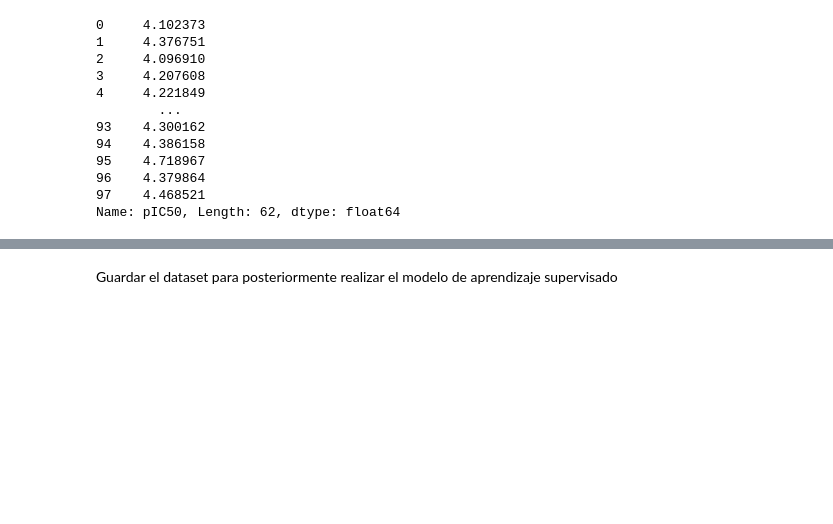
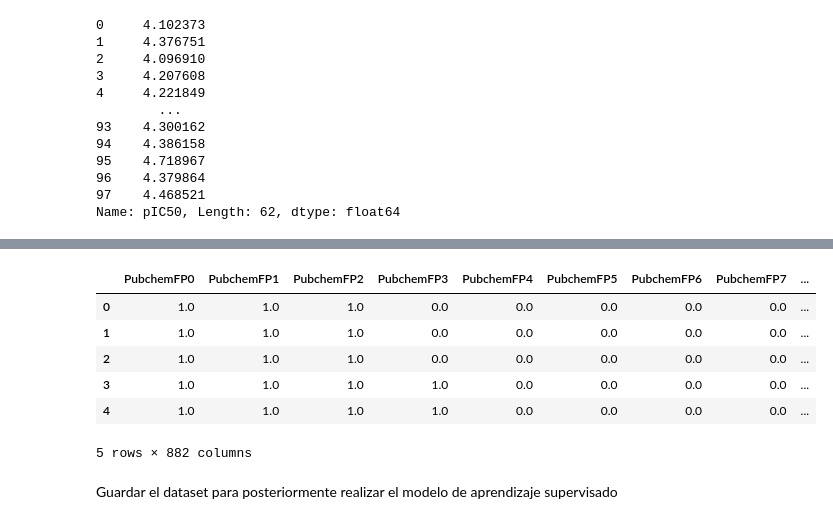
Before and after one commit to rromerov/Proyecto_Integrador, a Jupyter notebook: Avance2/Avance2.12.ipynb, the cells around one changed output, grey strips where cells are left out. Saved outputs shown, nothing was run; the diff lists cells and outputs as text; code cells hidden in the pictures; blank space fills up the shorter version.

Commit message:
Dropna values from pIC50

```diff
--- a/Avance2/Avance2.12.ipynb
+++ b/Avance2/Avance2.12.ipynb
@@ -919,5 +901,18 @@ dataset.head(10)
 | 9 | 1.0 | 1.0 | 1.0 | 0.0 | 0.0 | 0.0 | 0.0 | 0.0 | ... |
 10 rows × 882 columns
+# %%
+# Eliminar aquellas entradas cuyo pIC50 fue NaN
+dataset.dropna(axis='index',inplace=True)
+# %%
+dataset.head()
+# %% [output]
+|  | PubchemFP0 | PubchemFP1 | PubchemFP2 | PubchemFP3 | PubchemFP4 | PubchemFP5 | PubchemFP6 | PubchemFP7 | ... |
+| 0 | 1.0 | 1.0 | 1.0 | 0.0 | 0.0 | 0.0 | 0.0 | 0.0 | ... |
+| 1 | 1.0 | 1.0 | 1.0 | 0.0 | 0.0 | 0.0 | 0.0 | 0.0 | ... |
+| 2 | 1.0 | 1.0 | 1.0 | 0.0 | 0.0 | 0.0 | 0.0 | 0.0 | ... |
+| 3 | 1.0 | 1.0 | 1.0 | 1.0 | 0.0 | 0.0 | 0.0 | 0.0 | ... |
+| 4 | 1.0 | 1.0 | 1.0 | 1.0 | 0.0 | 0.0 | 0.0 | 0.0 | ... |
+5 rows × 882 columns
 # %% [markdown]
 Guardar el dataset para posteriormente realizar el modelo de aprendizaje supervisado
 # %%
```
Also changed, not shown: parts of 6 cells of this notebook.
